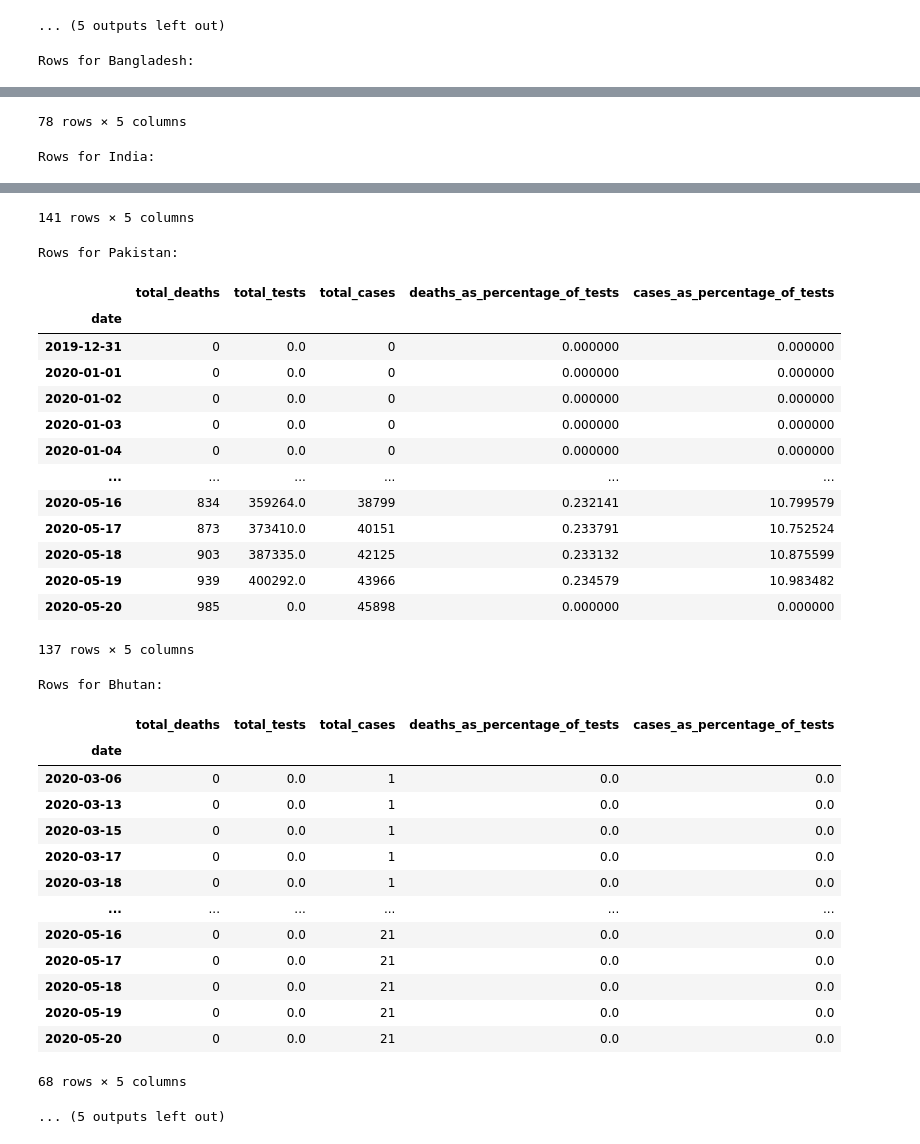
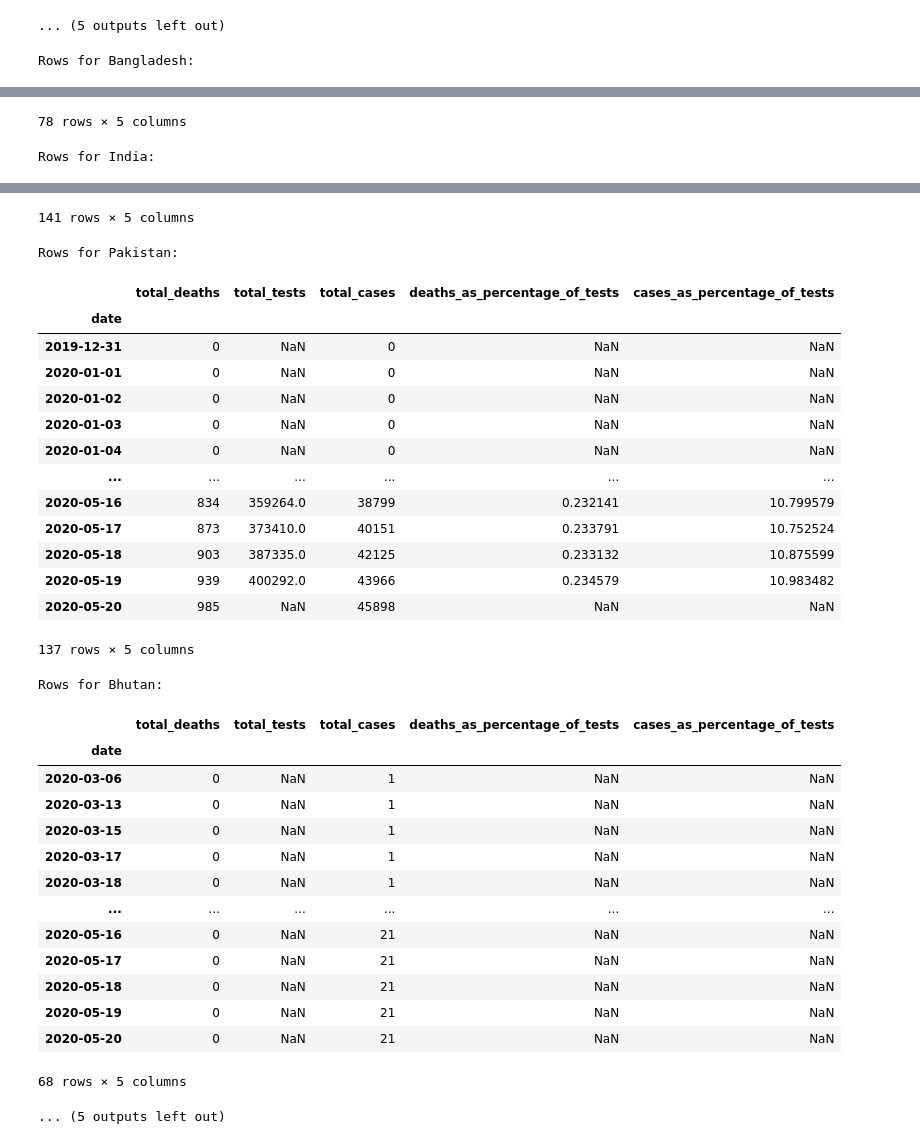
Before and after one commit to mashnoon1234/analyzing-covid19-data, a Jupyter notebook: covid19-data-analysis.ipynb, the cells around one changed output, grey strips where cells are left out. Drawn from its saved outputs; the diff is of its cells as text; code cells hidden in the pictures.

```diff
--- a/covid19-data-analysis.ipynb
+++ b/covid19-data-analysis.ipynb
@@ -135,10 +135,6 @@ for country in dataframe_dictionary:
     dataframe_dictionary[country]["cases_as_percentage_of_tests"] = \
     (dataframe_dictionary[country]["total_cases"] / dataframe_dictionary[country]["total_tests"]) * 100
 
-    dataframe_dictionary[country] = dataframe_dictionary[country].replace(np.inf, 0)
-
-    dataframe_dictionary[country] = dataframe_dictionary[country].replace(np.nan, 0)
-
 print_dictionary(dataframe_dictionary)
 # %% [output]
 Rows for Bangladesh:
@@ -173,33 +169,33 @@ Rows for India:
 141 rows × 5 columns
 Rows for Pakistan:
 |  | total_deaths | total_tests | total_cases | deaths_as_percentage_of_tests | cases_as_percentage_of_tests |
 | date |  |  |  |  |  |
-| 2019-12-31 | 0 | 0.0 | 0 | 0.000000 | 0.000000 |
-| 2020-01-01 | 0 | 0.0 | 0 | 0.000000 | 0.000000 |
-| 2020-01-02 | 0 | 0.0 | 0 | 0.000000 | 0.000000 |
-| 2020-01-03 | 0 | 0.0 | 0 | 0.000000 | 0.000000 |
-| 2020-01-04 | 0 | 0.0 | 0 | 0.000000 | 0.000000 |
+| 2019-12-31 | 0 | NaN | 0 | NaN | NaN |
+| 2020-01-01 | 0 | NaN | 0 | NaN | NaN |
+| 2020-01-02 | 0 | NaN | 0 | NaN | NaN |
+| 2020-01-03 | 0 | NaN | 0 | NaN | NaN |
+| 2020-01-04 | 0 | NaN | 0 | NaN | NaN |
 | ... | ... | ... | ... | ... | ... |
 | 2020-05-16 | 834 | 359264.0 | 38799 | 0.232141 | 10.799579 |
 | 2020-05-17 | 873 | 373410.0 | 40151 | 0.233791 | 10.752524 |
 | 2020-05-18 | 903 | 387335.0 | 42125 | 0.233132 | 10.875599 |
 | 2020-05-19 | 939 | 400292.0 | 43966 | 0.234579 | 10.983482 |
-| 2020-05-20 | 985 | 0.0 | 45898 | 0.000000 | 0.000000 |
+| 2020-05-20 | 985 | NaN | 45898 | NaN | NaN |
 137 rows × 5 columns
 Rows for Bhutan:
 |  | total_deaths | total_tests | total_cases | deaths_as_percentage_of_tests | cases_as_percentage_of_tests |
 | date |  |  |  |  |  |
-| 2020-03-06 | 0 | 0.0 | 1 | 0.0 | 0.0 |
-| 2020-03-13 | 0 | 0.0 | 1 | 0.0 | 0.0 |
-| 2020-03-15 | 0 | 0.0 | 1 | 0.0 | 0.0 |
-| 2020-03-17 | 0 | 0.0 | 1 | 0.0 | 0.0 |
-| 2020-03-18 | 0 | 0.0 | 1 | 0.0 | 0.0 |
+| 2020-03-06 | 0 | NaN | 1 | NaN | NaN |
+| 2020-03-13 | 0 | NaN | 1 | NaN | NaN |
+| 2020-03-15 | 0 | NaN | 1 | NaN | NaN |
+| 2020-03-17 | 0 | NaN | 1 | NaN | NaN |
+| 2020-03-18 | 0 | NaN | 1 | NaN | NaN |
 | ... | ... | ... | ... | ... | ... |
-| 2020-05-16 | 0 | 0.0 | 21 | 0.0 | 0.0 |
-| 2020-05-17 | 0 | 0.0 | 21 | 0.0 | 0.0 |
-| 2020-05-18 | 0 | 0.0 | 21 | 0.0 | 0.0 |
-| 2020-05-19 | 0 | 0.0 | 21 | 0.0 | 0.0 |
-| 2020-05-20 | 0 | 0.0 | 21 | 0.0 | 0.0 |
+| 2020-05-16 | 0 | NaN | 21 | NaN | NaN |
+| 2020-05-17 | 0 | NaN | 21 | NaN | NaN |
+| 2020-05-18 | 0 | NaN | 21 | NaN | NaN |
+| 2020-05-19 | 0 | NaN | 21 | NaN | NaN |
+| 2020-05-20 | 0 | NaN | 21 | NaN | NaN |
 68 rows × 5 columns
 ... (5 outputs left out)
 # %%
```
Also changed, not shown: parts of 4 cells of this notebook.
